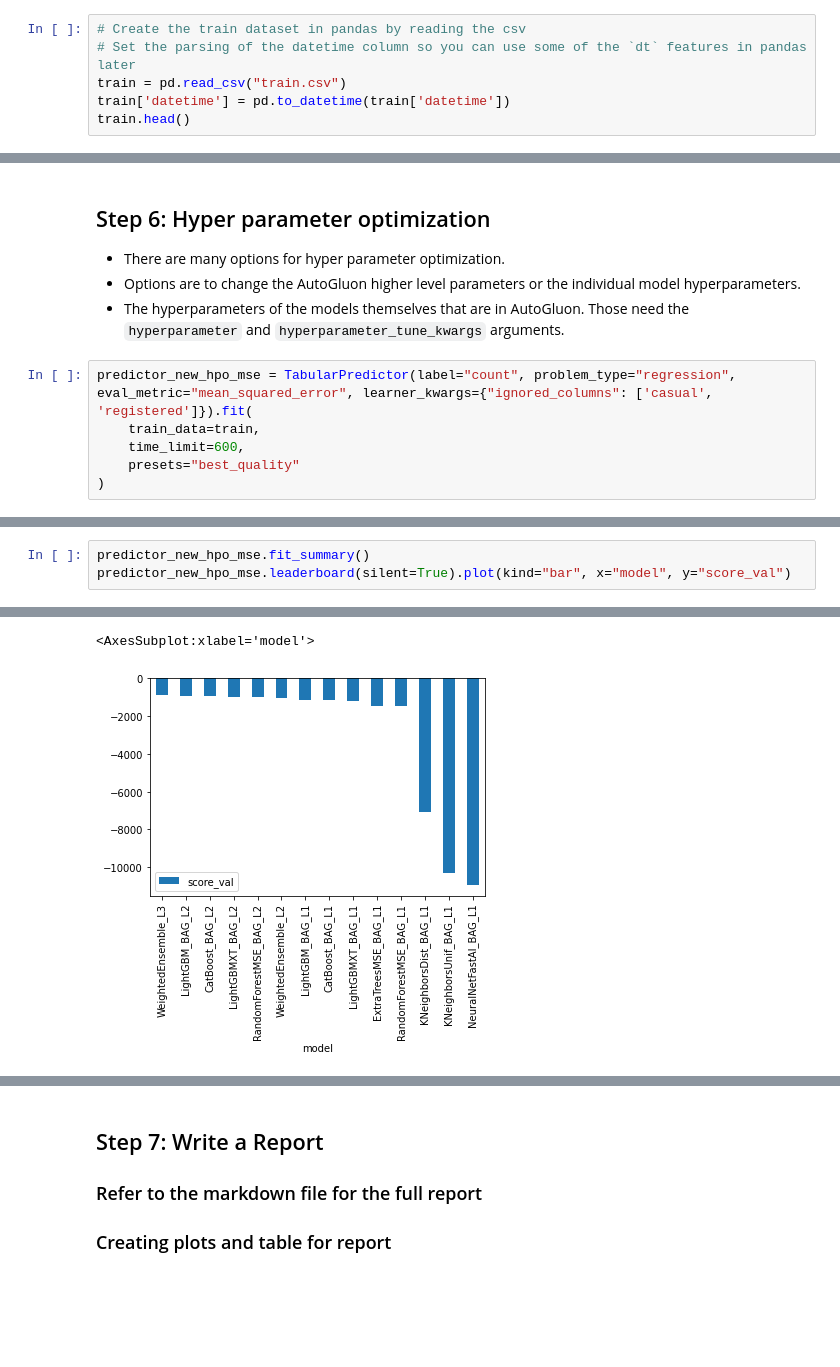
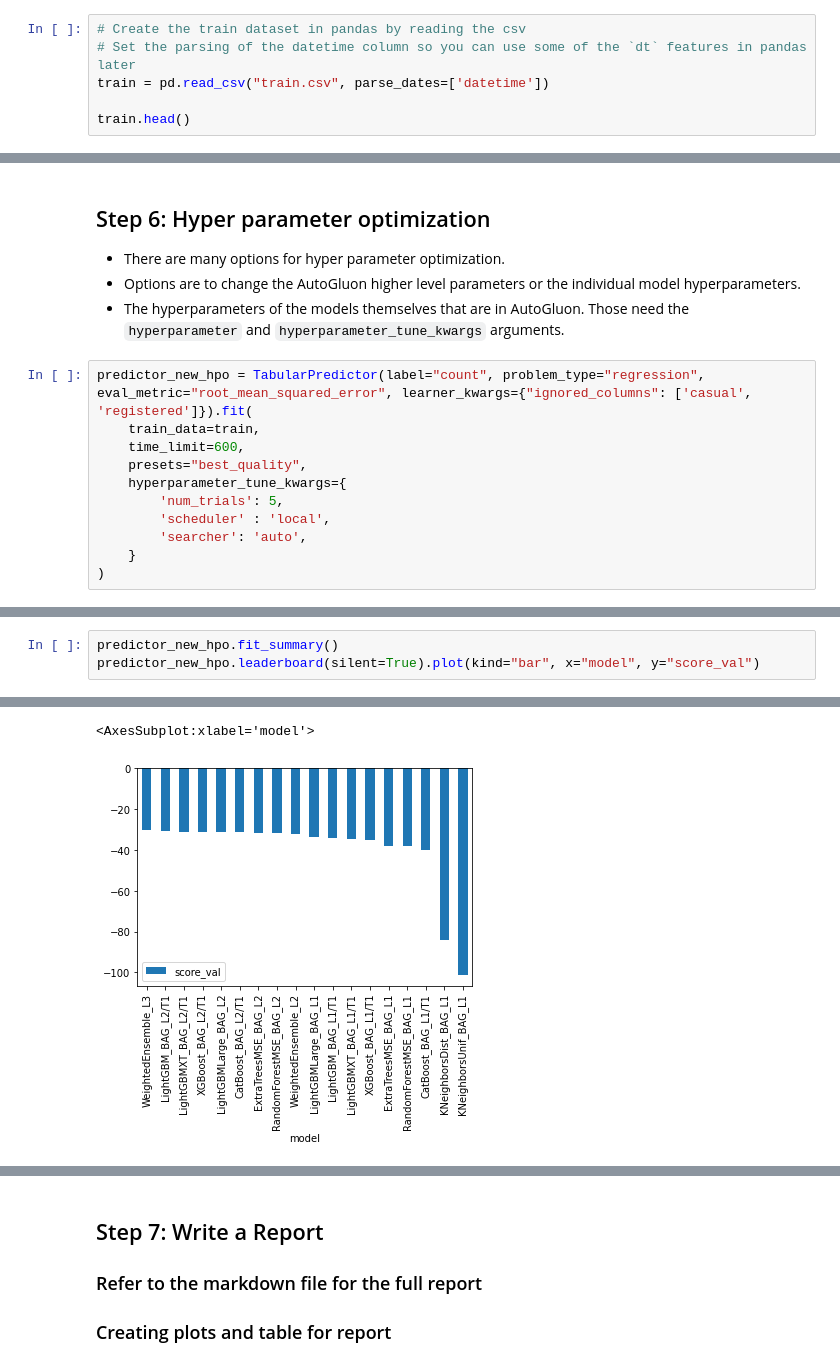
Before and after one commit to Trosfy/cd0385-project-starter, a Jupyter notebook: project/project-notebook.ipynb, the cells around one changed output, grey strips where cells are left out. Saved outputs shown, nothing was run; the diff lists cells and outputs as text; blank space fills up the shorter version.

```diff
--- a/project/project-notebook.ipynb
+++ b/project/project-notebook.ipynb
@@ -115,8 +115,8 @@ from autogluon.tabular import TabularPredictor
 # %%
 # Create the train dataset in pandas by reading the csv
 # Set the parsing of the datetime column so you can use some of the `dt` features in pandas later
-train = pd.read_csv("train.csv")
-train['datetime'] = pd.to_datetime(train['datetime'])
+train = pd.read_csv("train.csv", parse_dates=['datetime'])
+
 train.head()
 # %% [output]
 |  | datetime | season | holiday | workingday | weather | temp | atemp | humidity | windspeed | casual | ... |
@@ -745,9 +745,14 @@ submission_new_features.csv    2023-06-02 12:55:54  one hot double model  comple
 * Options are to change the AutoGluon higher level parameters or the individual model hyperparameters.
 * The hyperparameters of the models themselves that are in AutoGluon. Those need the `hyperparameter` and `hyperparameter_tune_kwargs` arguments.
 # %%
-predictor_new_hpo_mse = TabularPredictor(label="count", problem_type="regression", eval_metric="mean_squared_error", learner_kwargs={"ignored_columns": ['casual', 'registered']}).fit(
+predictor_new_hpo = TabularPredictor(label="count", problem_type="regression", eval_metric="root_mean_squared_error", learner_kwargs={"ignored_columns": ['casual', 'registered']}).fit(
     train_data=train,
     time_limit=600,
-    presets="best_quality"
+    presets="best_quality",
+    hyperparameter_tune_kwargs={
+        'num_trials': 5,
+        'scheduler' : 'local',
+        'searcher': 'auto',
+    }
 )
 # %% [output]
@@ -771,6 +773,6 @@ TabularPredictor saved. To load, use: predictor = TabularPredictor.load("Autoglu
 # %%
-predictor_new_hpo_mse.fit_summary()
-predictor_new_hpo_mse.leaderboard(silent=True).plot(kind="bar", x="model", y="score_val")
+predictor_new_hpo.fit_summary()
+predictor_new_hpo.leaderboard(silent=True).plot(kind="bar", x="model", y="score_val")
 # %% [output]
 *** Summary of fit() ***
 Estimated performance of each model:
@@ -791,5 +793,5 @@ Plot summary of models saved to file: AutogluonModels/ag-20230602_233547/Summary
 *** End of fit() summary ***
 <AxesSubplot:xlabel='model'>
-[figure, old version]
+[figure, new version]
 # %%
 # Remember to set all negative values to zero
```
Also changed, not shown: parts of 23 cells of this notebook, 4 other files.
